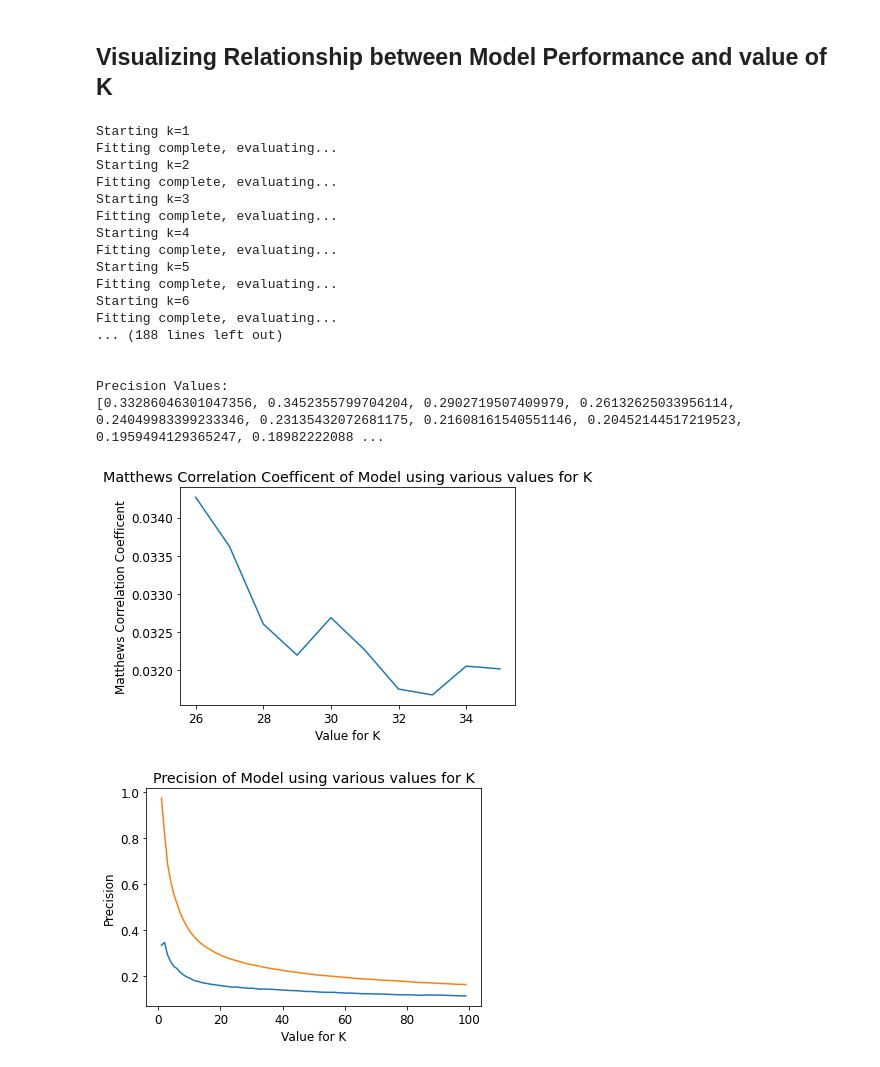
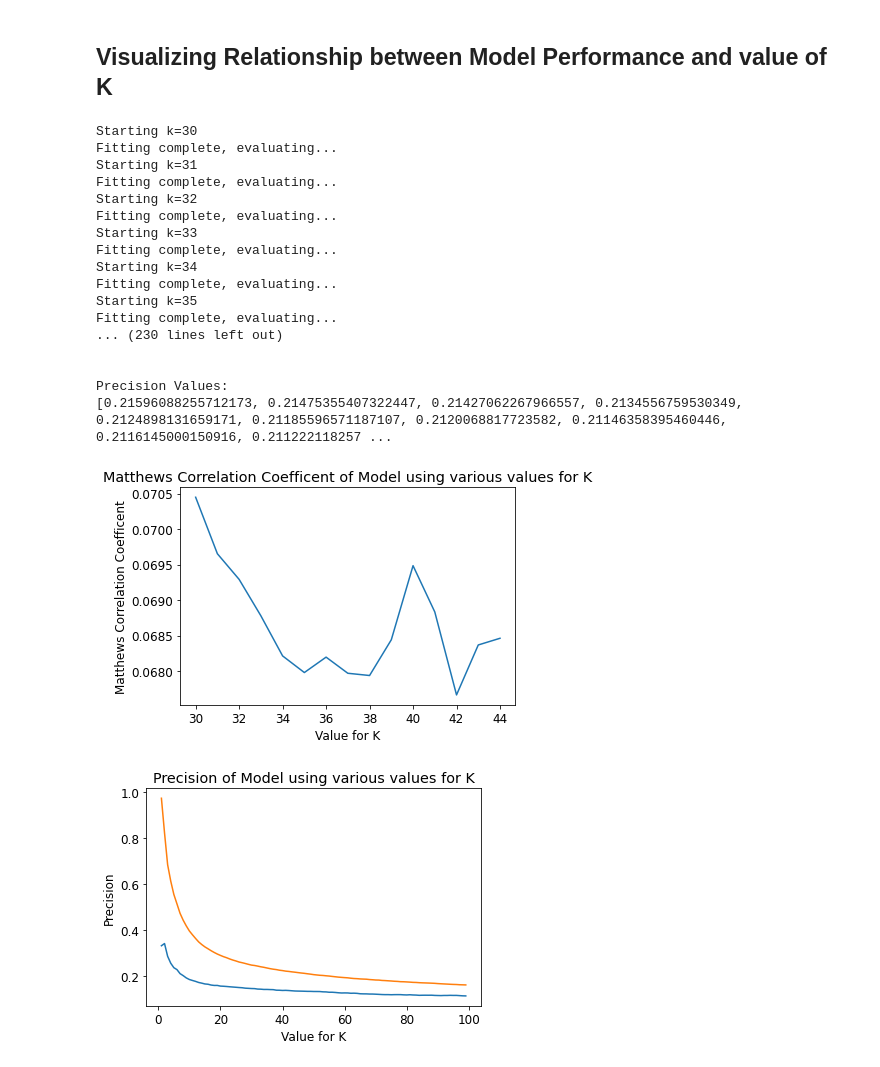
Before and after one commit to MQumairi/intro_to_ai_coursework, a Jupyter notebook: src/K Nearest Neighbor.ipynb, the cells around one changed output. Cells and saved outputs as stored; diff of their text form; code cells hidden in the pictures.

```diff
--- a/src/K Nearest Neighbor.ipynb
+++ b/src/K Nearest Neighbor.ipynb
@@ -659,9 +658,9 @@ from sklearn.metrics import make_scorer
 scorer = make_scorer(matthews_corrcoef)
 
 search = {
-    "n_neighbors":[1, 3, 5, 7], #also tested values from 9 to 30
+    "n_neighbors":[1], #also tested values from 1 to 30
     "weights": ["distance"], #also tested "uniform"
-    "metric": ["minkowski", "manhattan"] #also tested "euclidean", "chebyshev", "wminkowski", "seuclidean", "mahalanobis"
+    "metric": ["minkowski"] #also tested "euclidean", "chebyshev", "wminkowski", "seuclidean", "mahalanobis", "manhattan"
     #also test "algorithm": ["auto", "ball_tree", "kd_tree"]
 }
 
@@ -725,7 +720,7 @@ The best model is a weighted k nearest neighbors (weights=distance) where the "K
 # %% [markdown]
 ## Visualizing Relationship between Model Performance and value of K
 # %%
-k_values = list(range(1, 100))
+k_values = list(range(30, 150))
 mcc_test_vals = []
 mcc_train_vals = []
 precision_test_vals = []
@@ -733,7 +728,7 @@ precision_train_vals = []
 
 for k in k_values:
     print(f"Starting k={k}")
-    knn_test = KNeighborsClassifier(n_neighbors=k)
+    knn_test = KNeighborsClassifier(n_neighbors=k, weights="distance")
     knn_test.fit(X_smote, y_smote)
     print(f"Fitting complete, evaluating...")
     y_test_predictions = knn_test.predict(X_test)
@@ -754,33 +749,33 @@ for k in k_values:
 print(f"MCC Values:\n{mcc_test_vals}\n\n")
 print(f"Precision Values:\n{precision_test_vals}")
 # %% [output]
-Starting k=1
+Starting k=30
 Fitting complete, evaluating...
-Starting k=2
+Starting k=31
 Fitting complete, evaluating...
-Starting k=3
+Starting k=32
 Fitting complete, evaluating...
-Starting k=4
+Starting k=33
 Fitting complete, evaluating...
-Starting k=5
+Starting k=34
 Fitting complete, evaluating...
-Starting k=6
+Starting k=35
 Fitting complete, evaluating...
-... (188 lines left out)
+... (230 lines left out)
 
 
 Precision Values:
-[0.33286046301047356, 0.3452355799704204, 0.2902719507409979, 0.26132625033956114, 0.24049983399233346, 0.23135432072681175, 0.21608161540551146, 0.20452144517219523, 0.1959494129365247, 0.18982222088 ...
+[0.21596088255712173, 0.21475355407322447, 0.21427062267966557, 0.2134556759530349, 0.2124898131659171, 0.21185596571187107, 0.2120068817723582, 0.21146358395460446, 0.2116145000150916, 0.211222118257 ...
 # %%
 plt.rcParams.update({'font.size': 12})
 plt.xlabel("Value for K")
 plt.ylabel("Matthews Correlation Coefficent")
 plt.title("Matthews Correlation Coefficent of Model using various values for K")
-plt.plot(k_values[25:35], mcc_test_vals[25:35])
+plt.plot(k_values[0:15], mcc_test_vals[0:15])
 # plt.plot(k_values[25:35], mcc_train_vals[25:35])
 plt.show()
 # %% [output]
-[figure, old version]
+[figure, new version]
 # %%
 plt.xlabel("Value for K")
 plt.ylabel("Precision")
```
Also changed, not shown: parts of 18 cells of this notebook, 10 other files.
